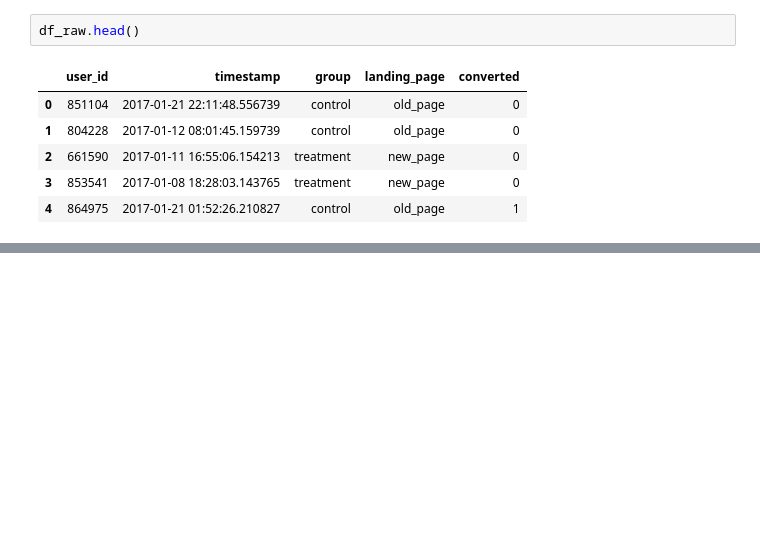
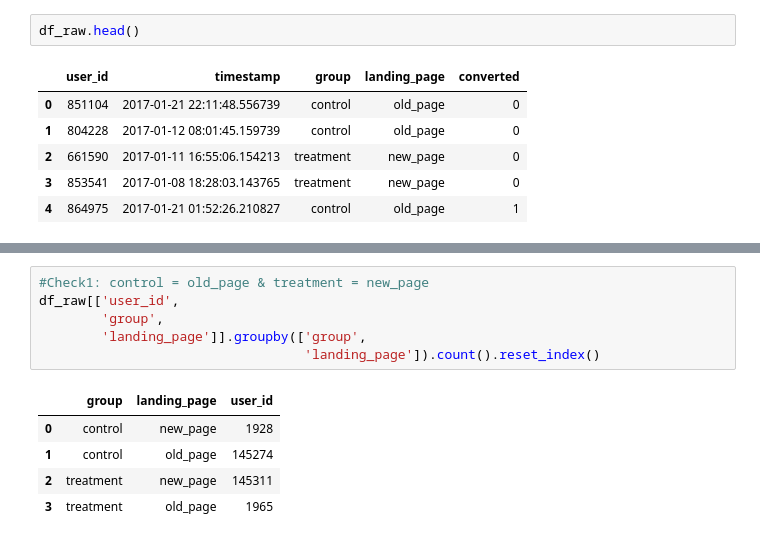
Before and after one commit to luisdzanetta/projects, a Jupyter notebook: Projeto_1_Teste_AB.ipynb, the cells around one changed output, grey strips where cells are left out. Drawn from its saved outputs; the diff is of its cells as text; blank space fills up the shorter version.

```diff
--- a/Projeto_1_Teste_AB.ipynb
+++ b/Projeto_1_Teste_AB.ipynb
@@ -116,0 +109,12 @@ NameError: ignored
+# %%
+#Check1: control = old_page & treatment = new_page
+df_raw[['user_id',
+        'group',
+        'landing_page']].groupby(['group',
+                                  'landing_page']).count().reset_index()
+# %% [output]
+|  | group | landing_page | user_id |
+| 0 | control | new_page | 1928 |
+| 1 | control | old_page | 145274 |
+| 2 | treatment | new_page | 145311 |
+| 3 | treatment | old_page | 1965 |
```
Also changed, not shown: parts of 32 cells of this notebook.
